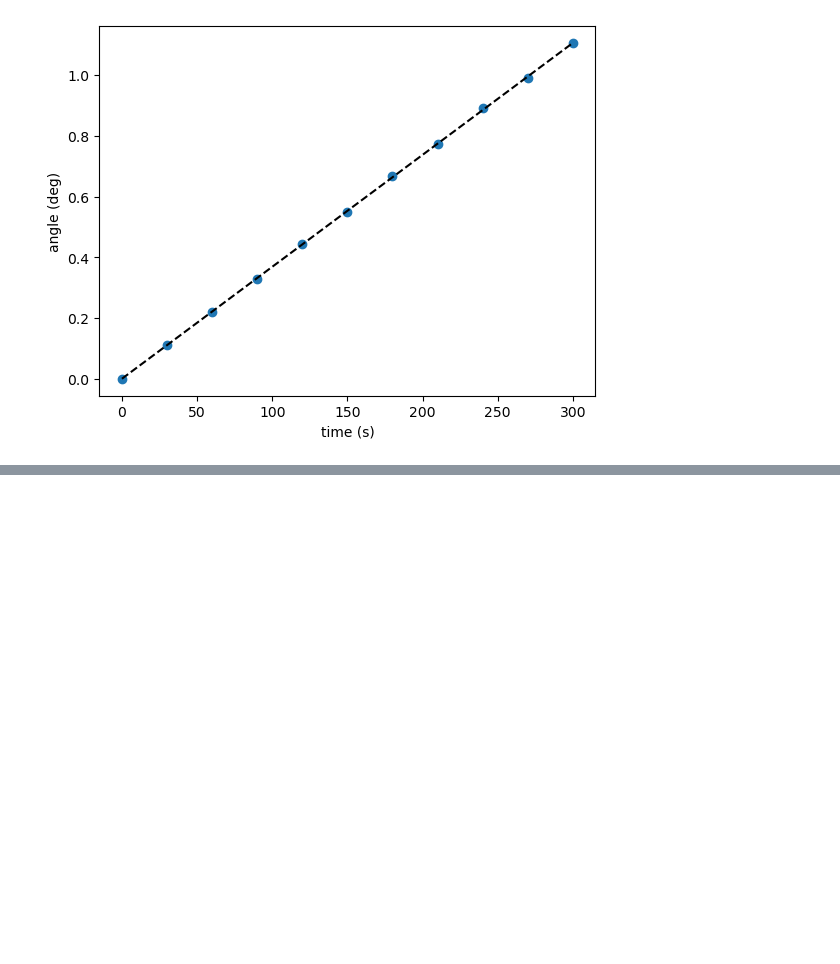
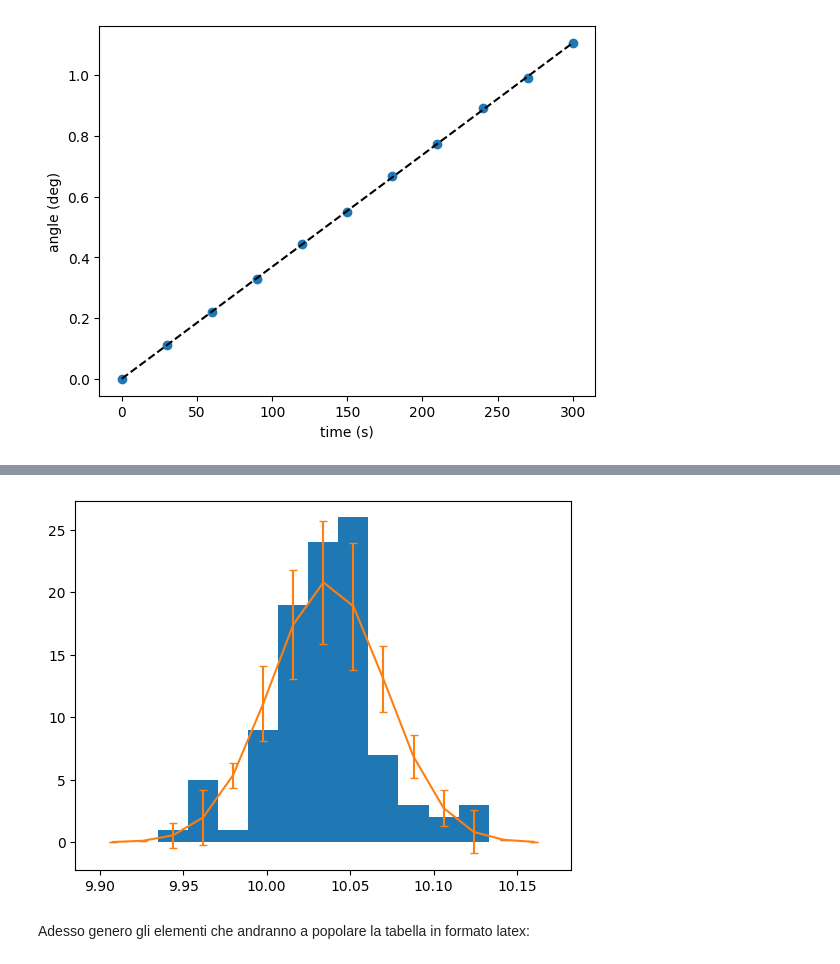
Before and after one commit to zar-hub/LabOneRepo, a Jupyter notebook: pendulum/notebook.ipynb, the cells around one changed output, grey strips where cells are left out. Saved outputs shown, nothing was run; the diff lists cells and outputs as text; code cells hidden in the pictures; blank space fills up the shorter version.

```diff
--- a/pendulum/notebook.ipynb
+++ b/pendulum/notebook.ipynb
@@ -350,0 +388,9 @@ plt.show()
+# %%
+filtered = tof[tof['l'] == 100][tof['theta'] == 5].loc[:, 'tau']
+
+mu = filtered.mean()
+sig = filtered.std(ddof=1)
+dtau = abs(filtered.max() - filtered.min()) / 10
+
+print(filtered.tail())
+print(f'mu {mu}, sigma {sig : .3f}, dtau {dtau : .3f}')
@@ -350,0 +405,14 @@ plt.show()
+# %%
+from scipy.stats.distributions import norm
+mids = lambda x : (x[:-1] + x[1:]) /2
+
+x = np.arange(mu - 4*sig, mu + 4*sig, dtau)
+
+counts, *_ = plt.hist(filtered.values , x)
+
+_ = plt.errorbar(mids(x), norm.pdf(mids(x), mu, sig)* 100 * dtau, yerr = np.sqrt(counts),
+             capsize=3)
+# %% [output]
+[figure, added]
+# %% [markdown]
+Adesso genero gli elementi che andranno a popolare la tabella in formato latex:
```
Also changed, not shown: parts of 3 cells of this notebook, 3 other files.
